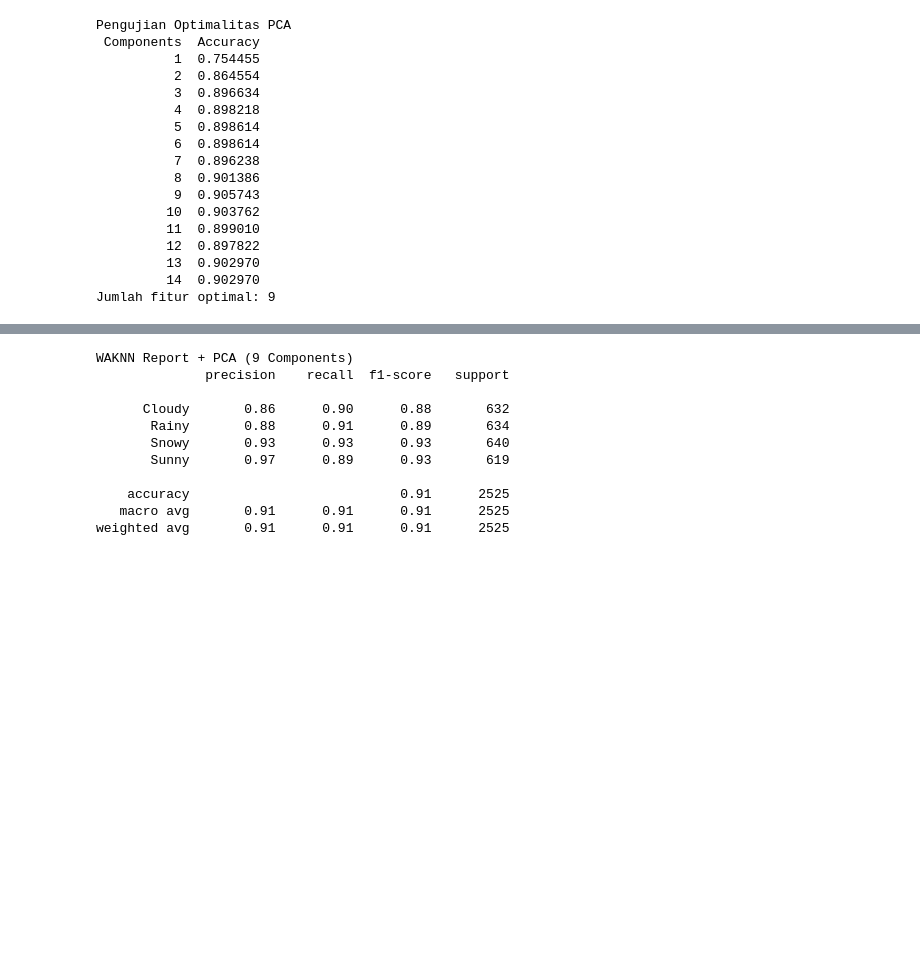
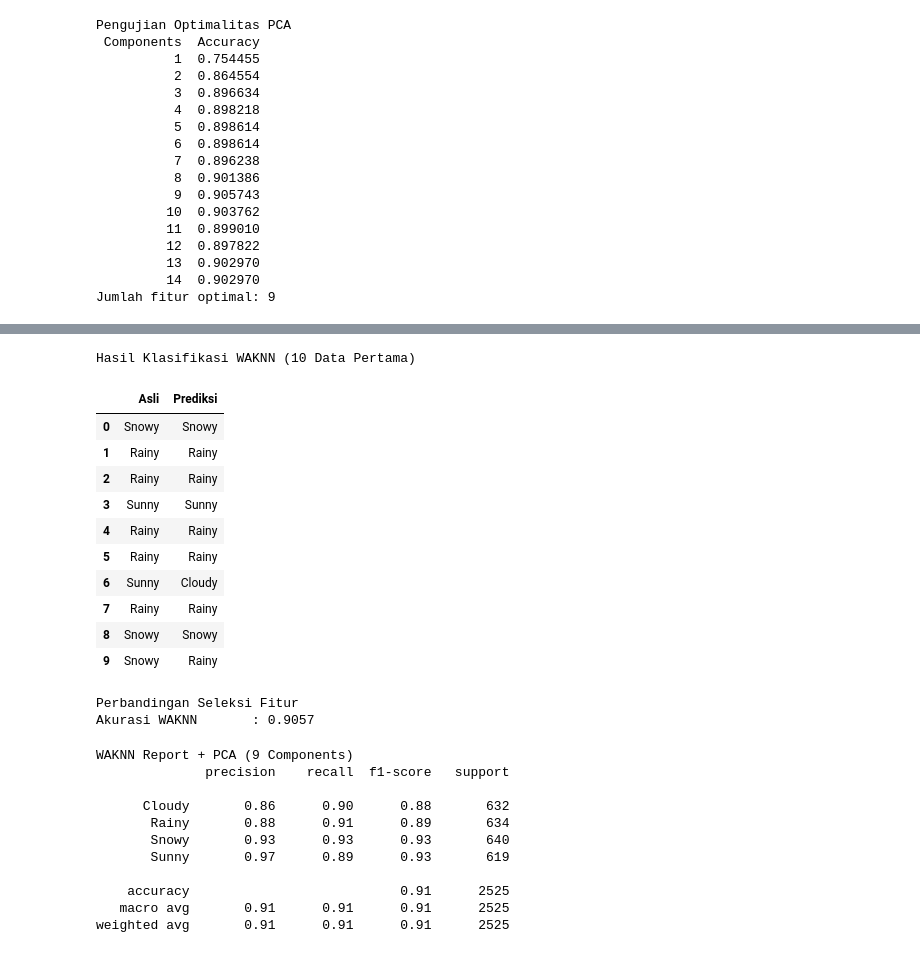
Before and after one commit to Farhan-Nawwafal/tubes-pembelajaran-mesin, a Jupyter notebook: experiment-5/seleksi-fitur.ipynb, the cells around one changed output, grey strips where cells are left out. Saved outputs shown, nothing was run; the diff lists cells and outputs as text; code cells hidden in the pictures; blank space fills up the shorter version.

```diff
--- a/experiment-5/seleksi-fitur.ipynb
+++ b/experiment-5/seleksi-fitur.ipynb
@@ -312,3 +356,30 @@ waknn_pca = KNeighborsClassifier(n_neighbors=k_val).fit(X_train_opt, y_train)
+# %%
+# Lihat Hasil
+print('Hasil Klasifikasi WAKNN (10 Data Pertama)')
+res = pd.DataFrame({
+    'Asli': le.inverse_transform(y_test[:10]),
+    'Prediksi': le.inverse_transform(waknn_pca.predict(X_test_opt)[:10])
+})
+res
+# %% [output]
+Hasil Klasifikasi WAKNN (10 Data Pertama)
+|  | Asli | Prediksi |
+| 0 | Snowy | Snowy |
+| 1 | Rainy | Rainy |
+| 2 | Rainy | Rainy |
+| 3 | Sunny | Sunny |
+| 4 | Rainy | Rainy |
+| 5 | Rainy | Rainy |
+| 6 | Sunny | Cloudy |
+| 7 | Rainy | Rainy |
+| 8 | Snowy | Snowy |
+| 9 | Snowy | Rainy |
+# %%
+print('Perbandingan Seleksi Fitur')
+print(f'Akurasi WAKNN       : {accuracy_score(y_test, waknn_pca.predict(X_test_opt)):.4f}')
+# %% [output]
+Perbandingan Seleksi Fitur
+Akurasi WAKNN       : 0.9057
 # %%
 print(f'WAKNN Report + PCA ({int(best_n)} Components)')
 print(classification_report(y_test, waknn_pca.predict(X_test_opt), target_names=le.classes_))
```
Also changed, not shown: parts of 12 cells of this notebook, 1 other file.
